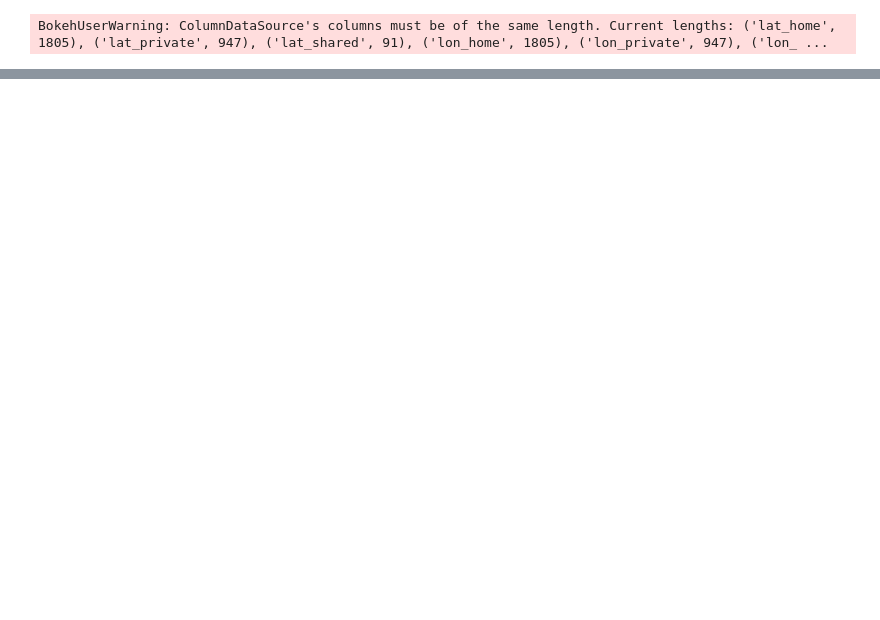
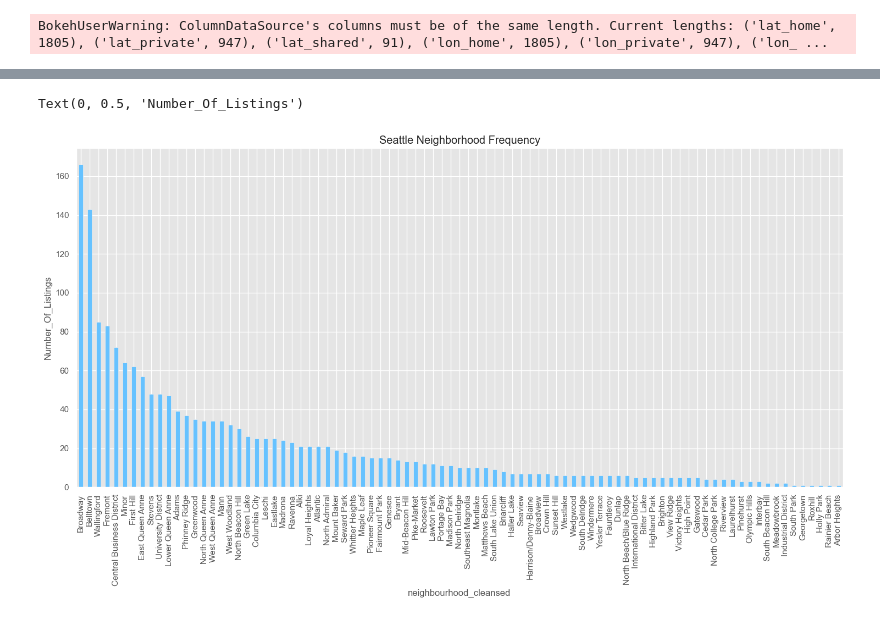
Before and after one commit to bhavya-06darshnik/Airbnb_Data_Analysis, a Jupyter notebook: EDA_2.ipynb, the cells around one changed output, grey strips where cells are left out. Drawn from its saved outputs; the diff is of its cells as text; code cells hidden in the pictures; blank space fills up the shorter version.

```diff
--- a/EDA_2.ipynb
+++ b/EDA_2.ipynb
@@ -133,3 +133,9 @@ show(plot)
 # %% [output]
 [interactive output not drawn]
 [interactive output not drawn]
+# %%
+neighbourhood_DF=home.groupby('neighbourhood_cleansed').id.count()
+neighbourhood_DF=neighbourhood_DF.reset_index()
+neighbourhood_DF=neighbourhood_DF.rename(columns={'id':'Number_Of_Listings'})
+neighbourhood_DF=neighbourhood_DF.sort_values('Number_Of_Listings',ascending=[0])
+neighbourhood_DF.head()
@@ -135,0 +172,18 @@ show(plot)
+# %%
+matplotlib.style.use('ggplot')
+
+objects = neighbourhood_DF['neighbourhood_cleansed']
+y_pos = neighbourhood_DF['Number_Of_Listings']
+
+neighbourhood_DF.plot(kind='bar',
+                      x='neighbourhood_cleansed',
+                      y='Number_Of_Listings',
+                      color = '#66c2ff',
+                      figsize =(18,8),
+                      title = 'Seattle Neighborhood Frequency',
+                      legend = False)
+
+plt.ylabel('Number_Of_Listings')
+# %% [output]
+Text(0, 0.5, 'Number_Of_Listings')
+[figure, added]
```
Also changed, not shown: parts of 9 cells of this notebook, 1 other file.
